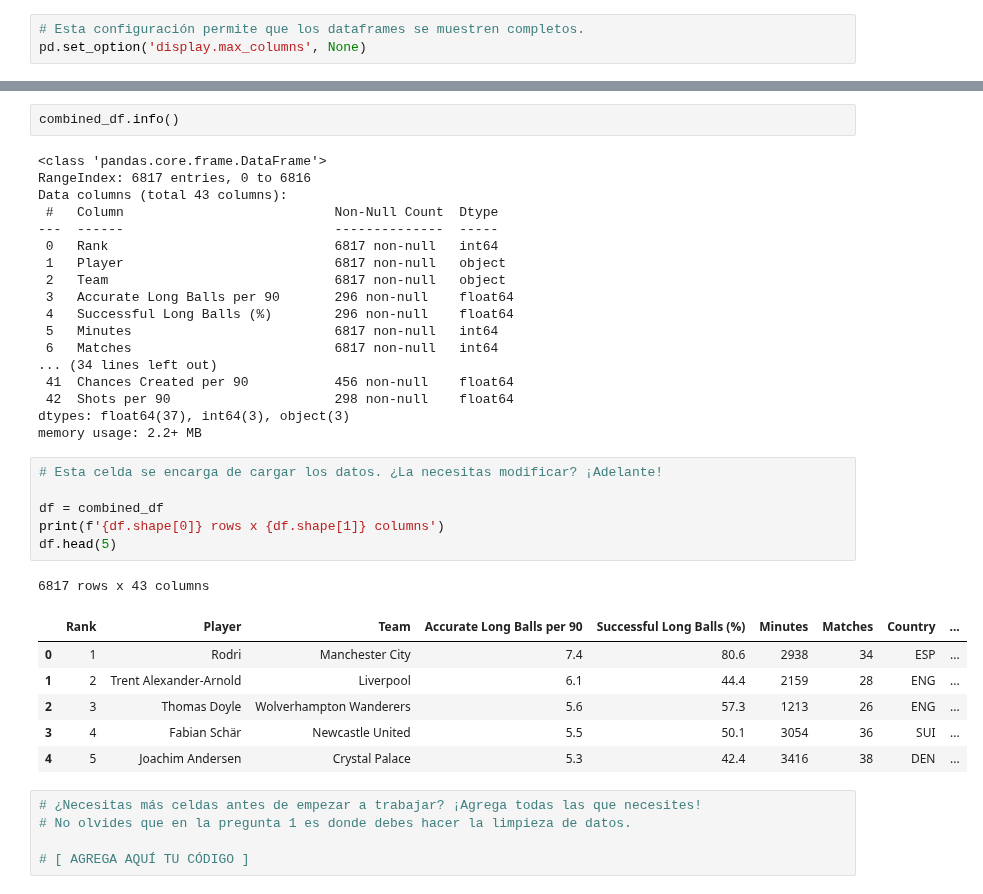
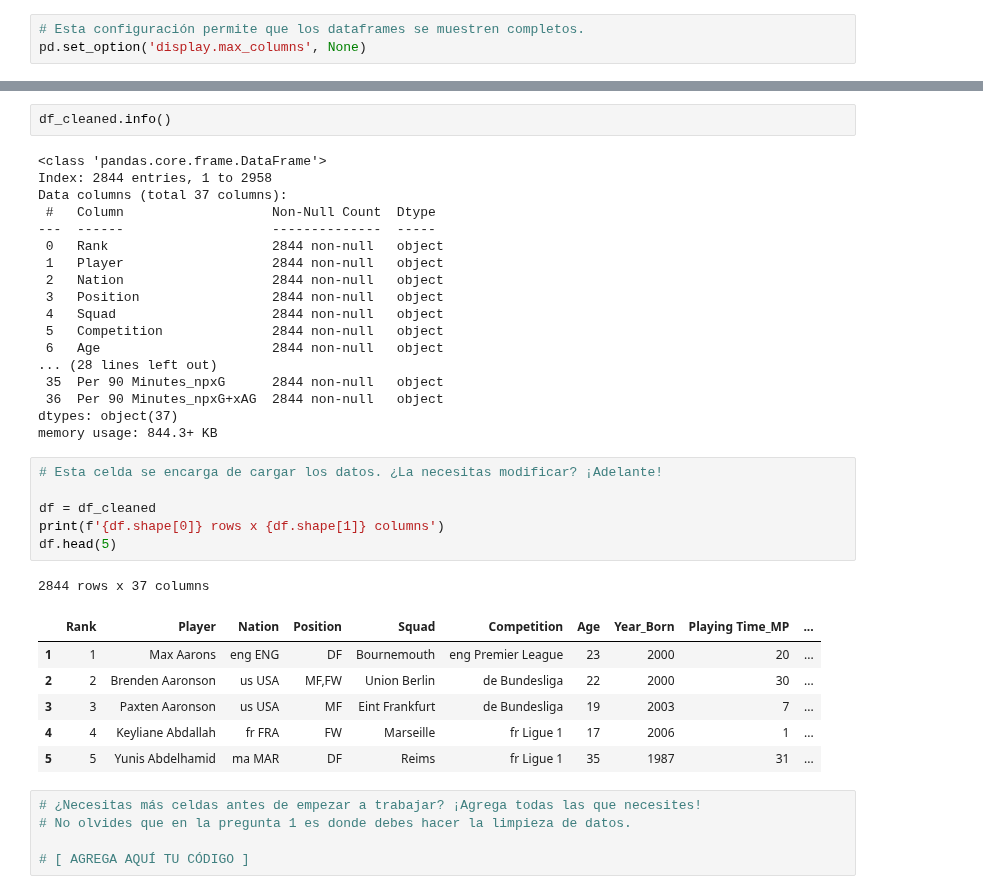
Before and after one commit to julvc/python_diplo, a Jupyter notebook: MP3.ipynb, the cells around one changed output, grey strips where cells are left out. Saved outputs shown, nothing was run; the diff lists cells and outputs as text.

```diff
--- a/MP3.ipynb
+++ b/MP3.ipynb
@@ -143,37 +165,37 @@ RANDOM_STATE = 15 # ¡Cámbialo a tu número favorito!
 # %%
-combined_df.info()
+df_cleaned.info()
 # %% [output]
 <class 'pandas.core.frame.DataFrame'>
-RangeIndex: 6817 entries, 0 to 6816
-Data columns (total 43 columns):
- #   Column                           Non-Null Count  Dtype
----  ------                           --------------  -----
- 0   Rank                             6817 non-null   int64
- 1   Player                           6817 non-null   object
- 2   Team                             6817 non-null   object
- 3   Accurate Long Balls per 90       296 non-null    float64
- 4   Successful Long Balls (%)        296 non-null    float64
- 5   Minutes                          6817 non-null   int64
- 6   Matches                          6817 non-null   int64
-... (34 lines left out)
- 41  Chances Created per 90           456 non-null    float64
- 42  Shots per 90                     298 non-null    float64
-dtypes: float64(37), int64(3), object(3)
-memory usage: 2.2+ MB
+Index: 2844 entries, 1 to 2958
+Data columns (total 37 columns):
+ #   Column                   Non-Null Count  Dtype
+---  ------                   --------------  -----
+ 0   Rank                     2844 non-null   object
+ 1   Player                   2844 non-null   object
+ 2   Nation                   2844 non-null   object
+ 3   Position                 2844 non-null   object
+ 4   Squad                    2844 non-null   object
+ 5   Competition              2844 non-null   object
+ 6   Age                      2844 non-null   object
+... (28 lines left out)
+ 35  Per 90 Minutes_npxG      2844 non-null   object
+ 36  Per 90 Minutes_npxG+xAG  2844 non-null   object
+dtypes: object(37)
+memory usage: 844.3+ KB
 # %%
 # Esta celda se encarga de cargar los datos. ¿La necesitas modificar? ¡Adelante!
 
-df = combined_df
+df = df_cleaned
 print(f'{df.shape[0]} rows x {df.shape[1]} columns')
 df.head(5)
 # %% [output]
-6817 rows x 43 columns
+2844 rows x 37 columns
-|  | Rank | Player | Team | Accurate Long Balls per 90 | Successful Long Balls (%) | Minutes | Matches | Country | ... |
-| 0 | 1 | Rodri | Manchester City | 7.4 | 80.6 | 2938 | 34 | ESP | ... |
-| 1 | 2 | Trent Alexander-Arnold | Liverpool | 6.1 | 44.4 | 2159 | 28 | ENG | ... |
-| 2 | 3 | Thomas Doyle | Wolverhampton Wanderers | 5.6 | 57.3 | 1213 | 26 | ENG | ... |
-| 3 | 4 | Fabian Schär | Newcastle United | 5.5 | 50.1 | 3054 | 36 | SUI | ... |
-| 4 | 5 | Joachim Andersen | Crystal Palace | 5.3 | 42.4 | 3416 | 38 | DEN | ... |
+|  | Rank | Player | Nation | Position | Squad | Competition | Age | Year_Born | Playing Time_MP | ... |
+| 1 | 1 | Max Aarons | eng ENG | DF | Bournemouth | eng Premier League | 23 | 2000 | 20 | ... |
+| 2 | 2 | Brenden Aaronson | us USA | MF,FW | Union Berlin | de Bundesliga | 22 | 2000 | 30 | ... |
+| 3 | 3 | Paxten Aaronson | us USA | MF | Eint Frankfurt | de Bundesliga | 19 | 2003 | 7 | ... |
+| 4 | 4 | Keyliane Abdallah | fr FRA | FW | Marseille | fr Ligue 1 | 17 | 2006 | 1 | ... |
+| 5 | 5 | Yunis Abdelhamid | ma MAR | DF | Reims | fr Ligue 1 | 35 | 1987 | 31 | ... |
 # %%
 # ¿Necesitas más celdas antes de empezar a trabajar? ¡Agrega todas las que necesites!
 # No olvides que en la pregunta 1 es donde debes hacer la limpieza de datos.
```
Also changed, not shown: parts of 11 cells of this notebook.
